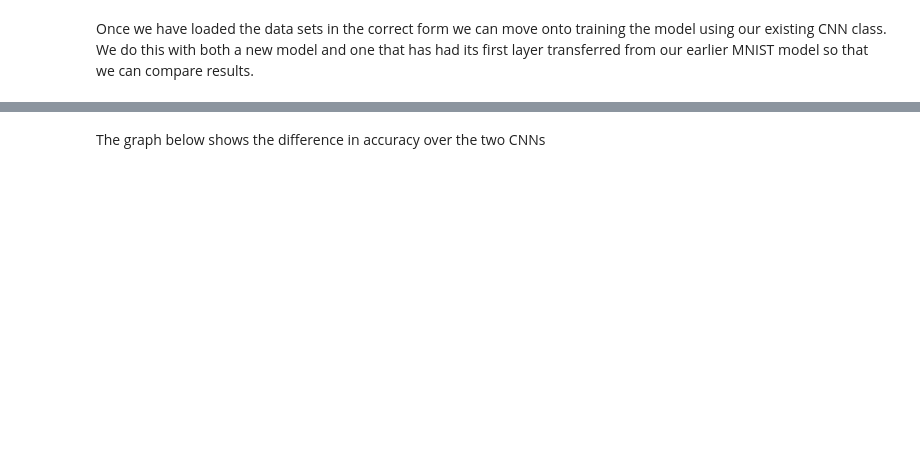
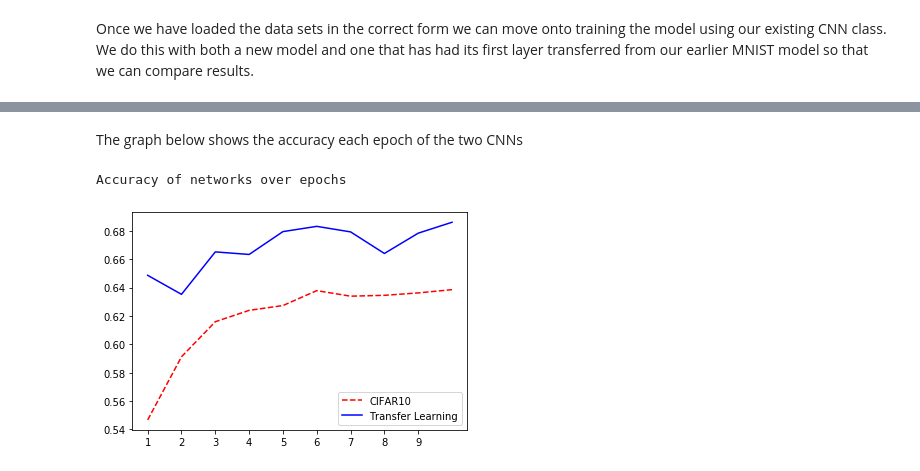
Before and after one commit to bluewater18/401-machine-learning, a Jupyter notebook: mme88.ipynb, the cells around one changed output, grey strips where cells are left out. Drawn from its saved outputs; the diff is of its cells as text; code cells hidden in the pictures; blank space fills up the shorter version.

```diff
--- a/mme88.ipynb
+++ b/mme88.ipynb
@@ -47,7 +49,7 @@ def model(x,w,b):
 def train(input, target, w, b, i, learning_rate=1e-2):
     prediction = model(input, w,b)
     loss = mse(prediction, target)
-    if i % 100 == 0:
+    if i % 50 == 0:
         print("epoch " + str(i) + " loss = " + str(loss.item()))
     loss.backward(retain_graph=True)
     with torch.no_grad():
@@ -70,27 +72,11 @@ eqtn = np.array([[3.7, 2.3, 1, 0, 5],
       [4.7, 8.1, 2.5,  0, 25],
       [2.7, 1, 9, 3.9, 0],
       [5.2, 6, 2, 0, 0]], dtype=np.float32)
-tensor_in = torch.randn(5,100, requires_grad=True)
+tensor_in = torch.randn(5,1000, requires_grad=True)
 tensor_target = create_output_tensor_noisy(tensor_in, eqtn)
 weights = torch.randn(4,5, requires_grad=True)
 biases = torch.randn(4, requires_grad=True)
-q1_epochs = 2000
+q1_epochs = 1000
 for i in range(1,q1_epochs+1):
     train(input= tensor_in, target= tensor_target, w = weights, b = biases, i = i)
-
-
-tensor_test_in = torch.randn(5,5, requires_grad=True)
-tensor_test_target = create_output_tensor_noisy(tensor_test_in, eqtn)
-q1_test_pred = test(tensor_test_in, tensor_test_target, weights, biases)
-print('**********')
-print('Final MSE:')
-print(mse(q1_test_pred, tensor_test_target).item())
-
-print('**********')
-print('Known Linear Weights:')
-print(eqtn)
-print('****')
-print('Found Linear Weights:')
-print(weights)
-print('**********')
 # %% [output]
@@ -299,24 +354,26 @@ Once we have loaded the data sets in the correct form we can move onto training
 class. We do this with both a new model and one that has had its first layer transferred from our earlier MNIST model
 so that we can compare results.
 # %%
-cifar_model = MNISTCNN().to(device)
+cifar_model = CIFARCNN().to(device)
 cifar_optimizer = torch.optim.Adam(cifar_model.parameters(), lr=learning_rate)
 cifar_loss_func = torch.nn.CrossEntropyLoss()
 
 
 cifar_model_transfer = MNISTCNN().to(device)
 cifar_model_transfer.layer1 = mnist_model.layer1
+cifar_model_transfer.layer2 = mnist_model.layer2
 cifar_transfer_optimizer = torch.optim.Adam(cifar_model_transfer.parameters(), lr=learning_rate)
 cifar_transfer_loss_func = torch.nn.CrossEntropyLoss()
 
 cifar_acc = []
+cifar_train_loss = []
 for epoch in range(1, cifar_epoch + 1):
-    #test_net(cifar_model,device,test_loader,loss_func)
-    train_net(cifar_model, device, cifar_train_loader, cifar_transfer_optimizer, loss_func, epoch)
+    cifar_train_loss.append(train_net(cifar_model, device, cifar_train_loader, cifar_optimizer, loss_func, epoch))
     cifar_acc.append(test_net(cifar_model, device, cifar_test_loader, loss_func))
 
 cifar_transfer_acc = []
+cifar_transfer_train_loss = []
 for epoch in range(1, cifar_epoch + 1):
-    train_net(cifar_model_transfer, device, cifar_train_loader, cifar_transfer_optimizer, loss_func, epoch)
-    cifar_transfer_acc.append(test_net(cifar_model_transfer, device, cifar_test_loader, loss_func))
+    cifar_transfer_train_loss.append(train_net(cifar_model_transfer, device, cifar_to_mnist_train_loader, cifar_transfer_optimizer, cifar_transfer_loss_func, epoch))
+    cifar_transfer_acc.append(test_net(cifar_model_transfer, device, cifar_to_mnist_test_loader, cifar_transfer_loss_func))
 # %% [output]
@@ -340,2 +397,2 @@ Test set: Average loss: 0.1222, Accuracy: 3347/10000 (33%)
 # %% [markdown]
-The graph below shows the difference in accuracy over the two CNNs
+The graph below shows the accuracy each epoch of the two CNNs
@@ -343,0 +399,11 @@ The graph below shows the difference in accuracy over the two CNNs
+# %%
+# GRAPH HERE
+print("Accuracy of networks over epochs")
+plt.plot(cifar_acc,'r--', label='CIFAR10')
+plt.plot(cifar_transfer_acc, 'b-', label='Transfer Learning')
+plt.legend()
+plt.xticks(list(range(0,9)), list(range(1,10)))
+plt.show()
+# %% [output]
+Accuracy of networks over epochs
+[figure, added]
```
Also changed, not shown: parts of 21 cells of this notebook.
